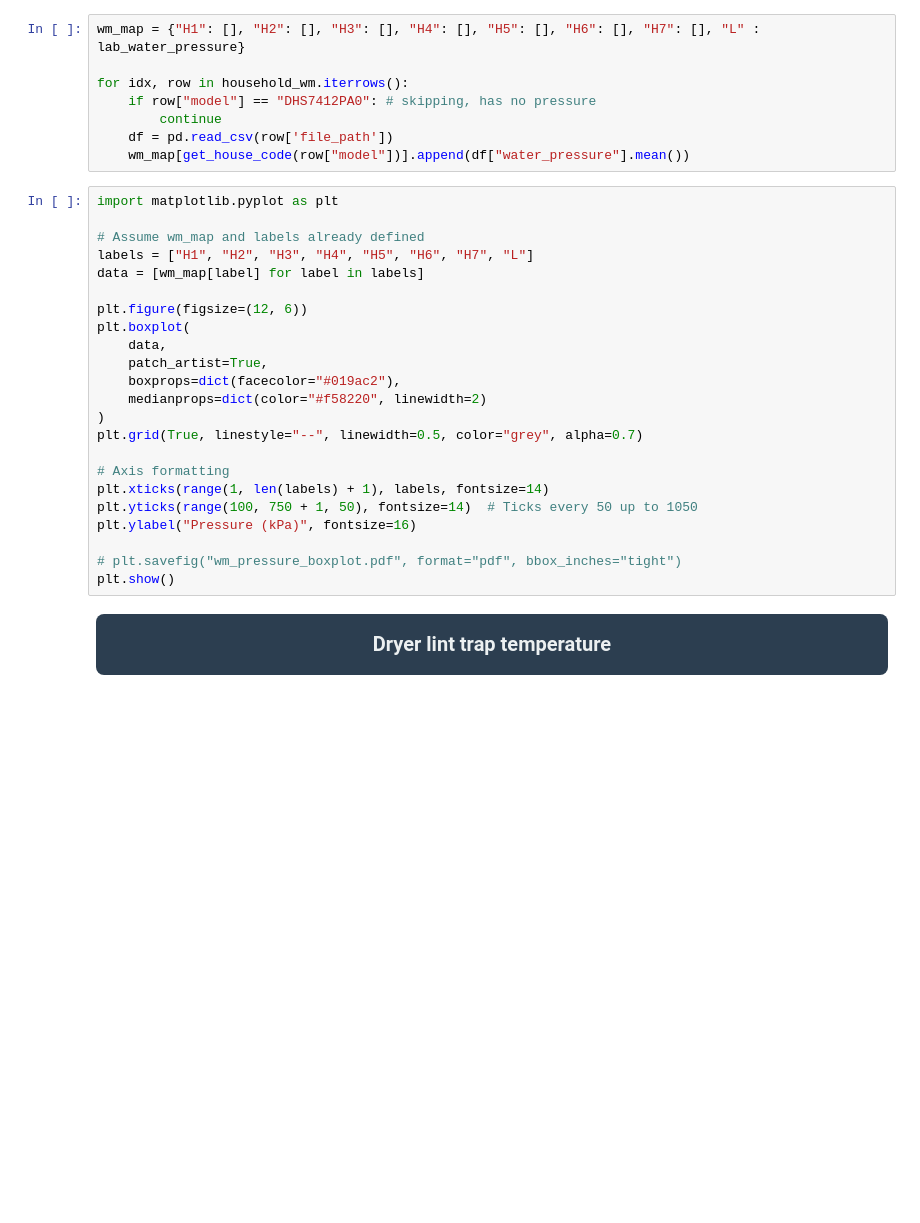
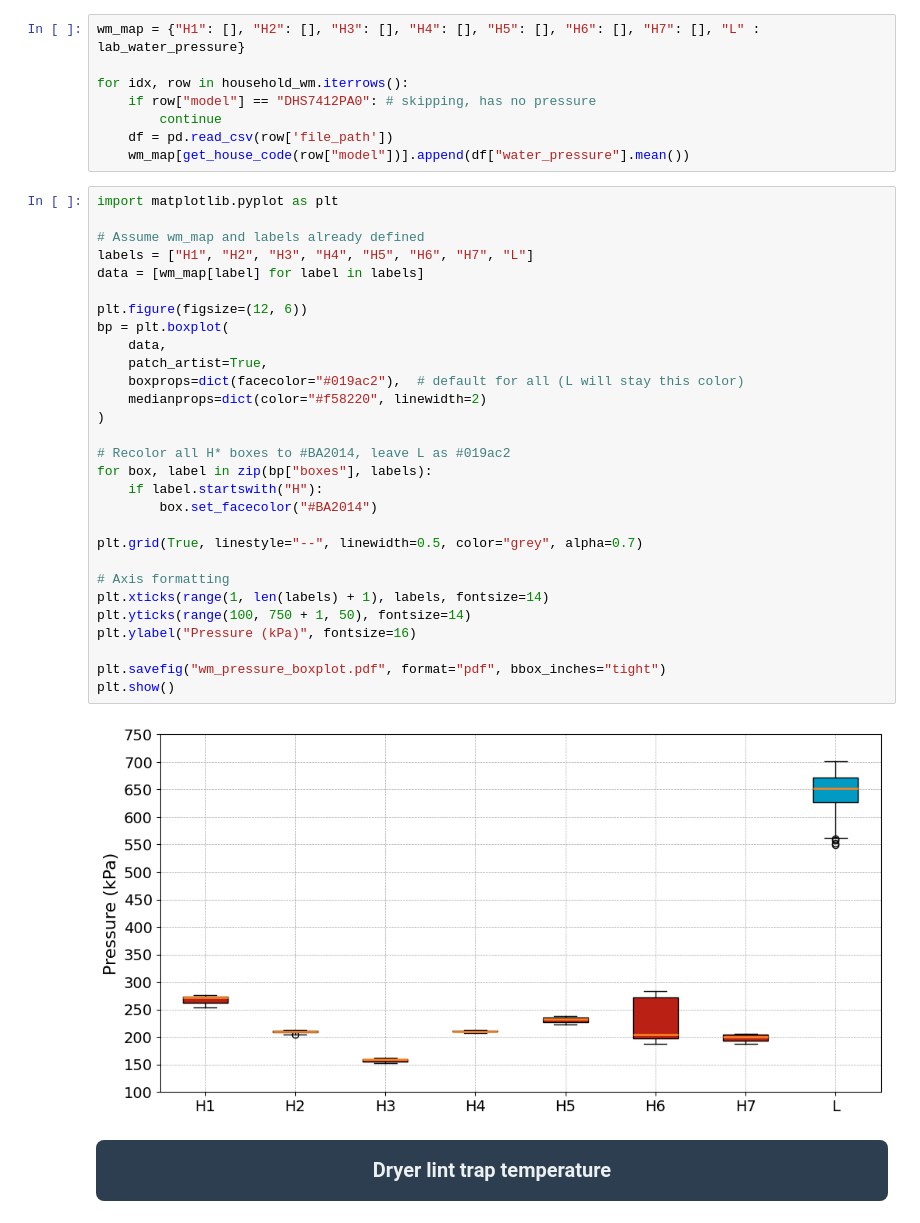
Before and after one commit to larco-dataset/utils, a Jupyter notebook: scripts/plotting_data.ipynb, the cells around one changed output. Cells and saved outputs as stored; diff of their text form; blank space fills up the shorter version.

```diff
--- a/scripts/plotting_data.ipynb
+++ b/scripts/plotting_data.ipynb
@@ -558,26 +765,34 @@ for idx, row in household_wm.iterrows():
 # %%
 import matplotlib.pyplot as plt
 
 # Assume wm_map and labels already defined
 labels = ["H1", "H2", "H3", "H4", "H5", "H6", "H7", "L"]
 data = [wm_map[label] for label in labels]
 
 plt.figure(figsize=(12, 6))
-plt.boxplot(
+bp = plt.boxplot(
     data,
     patch_artist=True,
-    boxprops=dict(facecolor="#019ac2"),
+    boxprops=dict(facecolor="#019ac2"),  # default for all (L will stay this color)
     medianprops=dict(color="#f58220", linewidth=2)
 )
+
+# Recolor all H* boxes to #BA2014, leave L as #019ac2
+for box, label in zip(bp["boxes"], labels):
+    if label.startswith("H"):
+        box.set_facecolor("#BA2014")
+
 plt.grid(True, linestyle="--", linewidth=0.5, color="grey", alpha=0.7)
 
 # Axis formatting
 plt.xticks(range(1, len(labels) + 1), labels, fontsize=14)
-plt.yticks(range(100, 750 + 1, 50), fontsize=14)  # Ticks every 50 up to 1050
+plt.yticks(range(100, 750 + 1, 50), fontsize=14)
 plt.ylabel("Pressure (kPa)", fontsize=16)
 
-# plt.savefig("wm_pressure_boxplot.pdf", format="pdf", bbox_inches="tight")
+plt.savefig("wm_pressure_boxplot.pdf", format="pdf", bbox_inches="tight")
 plt.show()
+# %% [output]
+[figure, added]
 # %% [markdown]
 <div style="
     background-color:#2c3e50;
```
Also changed, not shown: parts of 21 cells of this notebook.
